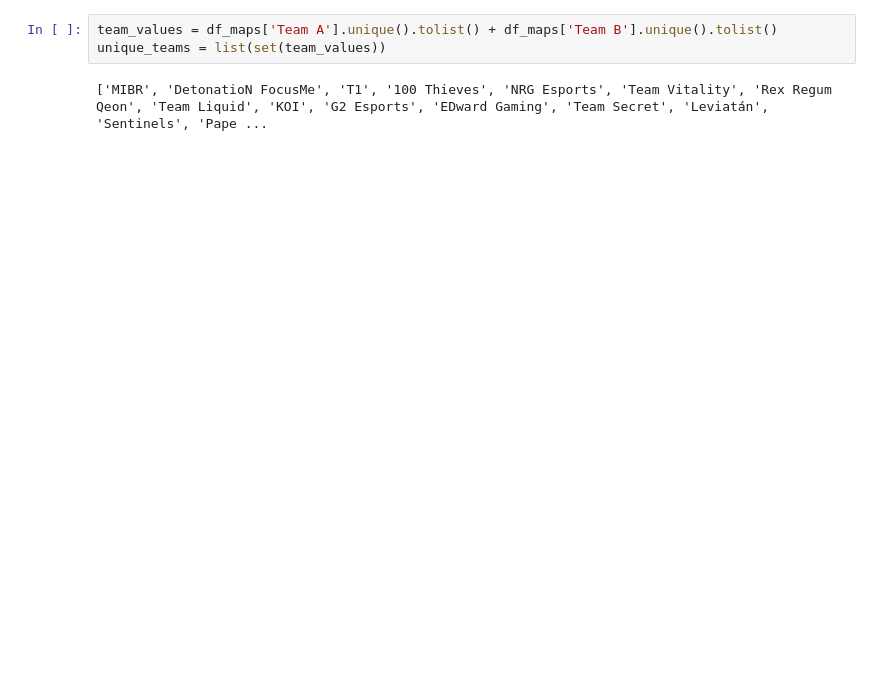
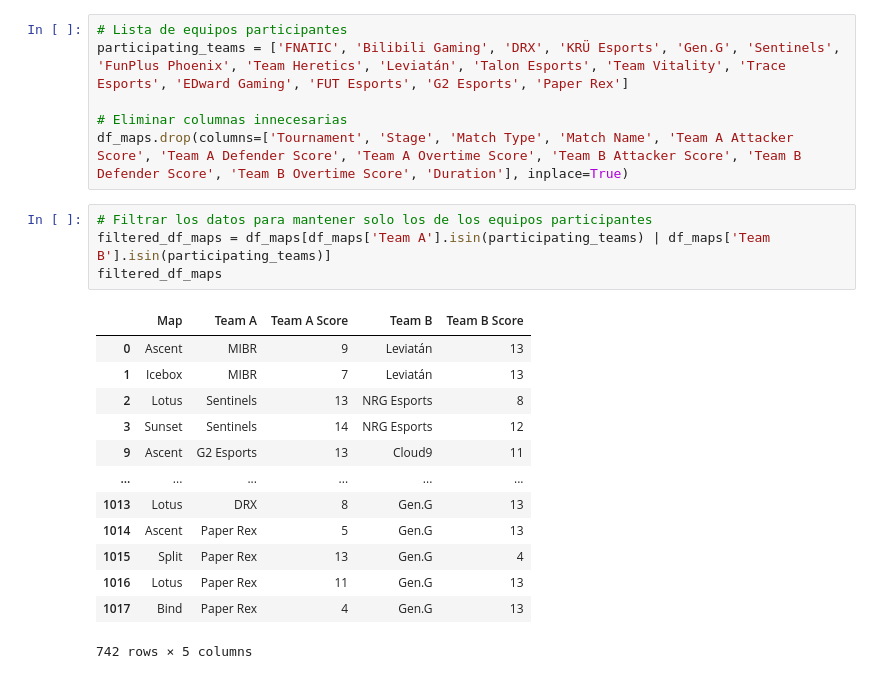
Before and after one commit to danielAcl9/valorantChampions2024DataAnalysis, a Jupyter notebook: notebooks/team_stats.ipynb, the cells around one changed output. Cells and saved outputs as stored; diff of their text form; blank space fills up the shorter version.

Commit message:
Created data for the teams participating in Champions Map Winrate

```diff
--- a/notebooks/team_stats.ipynb
+++ b/notebooks/team_stats.ipynb
@@ -27,5 +22,24 @@ dtype: object
-# %%
-team_values = df_maps['Team A'].unique().tolist() + df_maps['Team B'].unique().tolist()
-unique_teams = list(set(team_values))
-# %% [output]
-['MIBR', 'DetonatioN FocusMe', 'T1', '100 Thieves', 'NRG Esports', 'Team Vitality', 'Rex Regum Qeon', 'Team Liquid', 'KOI', 'G2 Esports', 'EDward Gaming', 'Team Secret', 'Leviatán', 'Sentinels', 'Pape ...
+# %%
+# Lista de equipos participantes
+participating_teams = ['FNATIC', 'Bilibili Gaming', 'DRX', 'KRÜ Esports', 'Gen.G', 'Sentinels', 'FunPlus Phoenix', 'Team Heretics', 'Leviatán', 'Talon Esports', 'Team Vitality', 'Trace Esports', 'EDward Gaming', 'FUT Esports', 'G2 Esports', 'Paper Rex']
+
+# Eliminar columnas innecesarias
+df_maps.drop(columns=['Tournament', 'Stage', 'Match Type', 'Match Name', 'Team A Attacker Score', 'Team A Defender Score', 'Team A Overtime Score', 'Team B Attacker Score', 'Team B Defender Score', 'Team B Overtime Score', 'Duration'], inplace=True)
+# %%
+# Filtrar los datos para mantener solo los de los equipos participantes
+filtered_df_maps = df_maps[df_maps['Team A'].isin(participating_teams) | df_maps['Team B'].isin(participating_teams)]
+filtered_df_maps
+# %% [output]
+|  | Map | Team A | Team A Score | Team B | Team B Score |
+| 0 | Ascent | MIBR | 9 | Leviatán | 13 |
+| 1 | Icebox | MIBR | 7 | Leviatán | 13 |
+| 2 | Lotus | Sentinels | 13 | NRG Esports | 8 |
+| 3 | Sunset | Sentinels | 14 | NRG Esports | 12 |
+| 9 | Ascent | G2 Esports | 13 | Cloud9 | 11 |
+| ... | ... | ... | ... | ... | ... |
+| 1013 | Lotus | DRX | 8 | Gen.G | 13 |
+| 1014 | Ascent | Paper Rex | 5 | Gen.G | 13 |
+| 1015 | Split | Paper Rex | 13 | Gen.G | 4 |
+| 1016 | Lotus | Paper Rex | 11 | Gen.G | 13 |
+| 1017 | Bind | Paper Rex | 4 | Gen.G | 13 |
+742 rows × 5 columns
```
Also changed, not shown: parts of 15 cells of this notebook, 1 other file.
